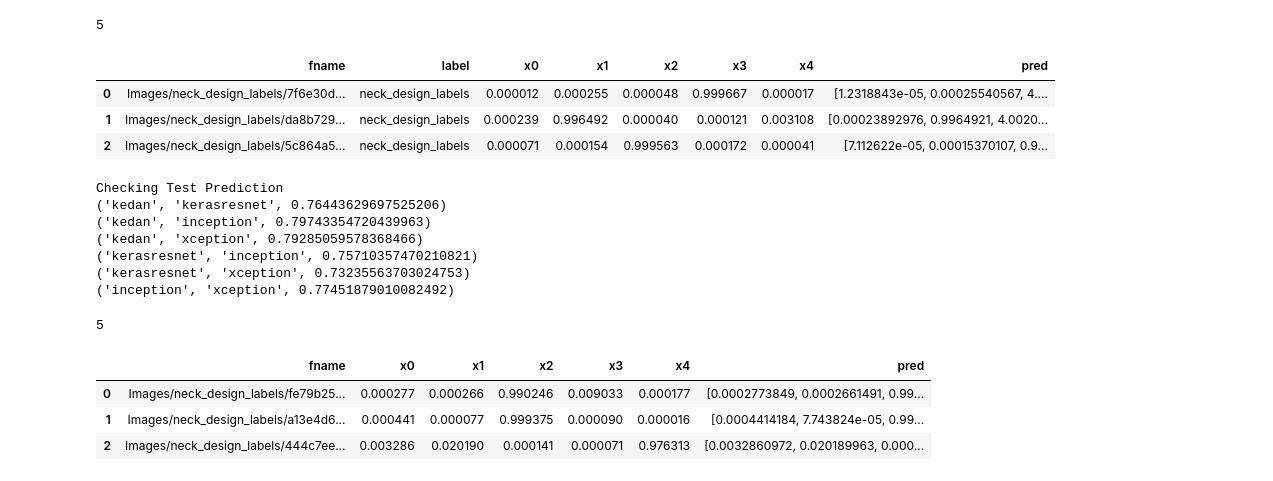
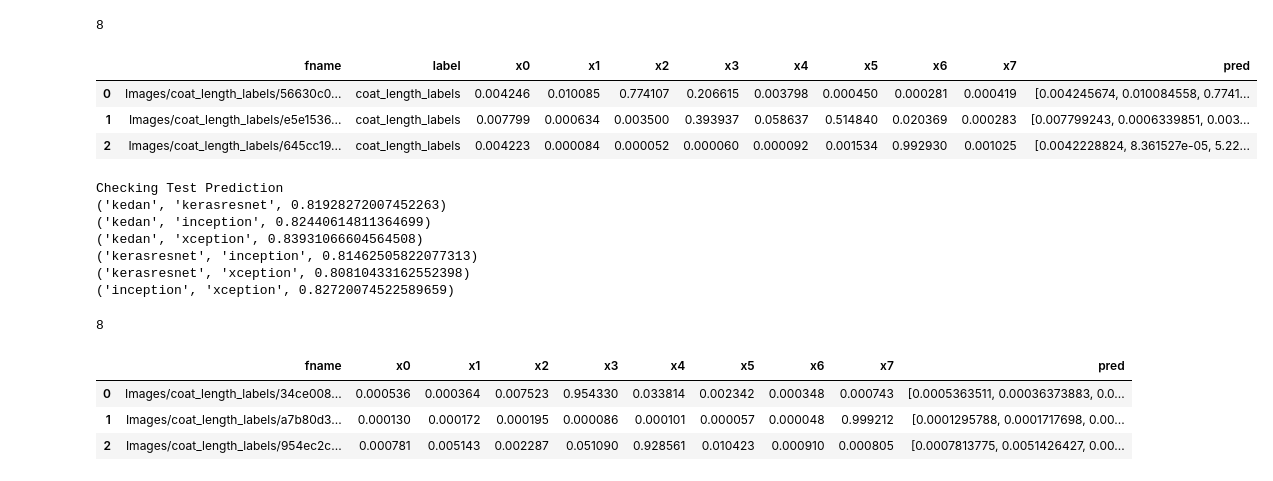
Before and after one commit to PKUGoodSpeed/FashionAiContest, a Jupyter notebook: ensemble/result_checker.ipynb, the cells around one changed output. Saved outputs shown, nothing was run; the diff lists cells and outputs as text; code cells hidden in the pictures.

```diff
--- a/ensemble/result_checker.ipynb
+++ b/ensemble/result_checker.ipynb
@@ -3,23 +3,23 @@ import numpy as np
 import pandas as pd
 from IPython.display import display
 # %%
-LABEL = 'neck_design_labels'
+LABEL = 'coat_length_labels'
 dfs = []
 names = ['kedan', 'kerasresnet', 'inception', 'xception']
 tmp = pd.read_pickle('../pkugoodspeed/output/kerasresnet/'+LABEL+'_test.pik')
 entry = len(tmp.pred.values[0])
 print entry
 entries = ['x'+str(i) for i in range(entry)]
-dfs.append(pd.read_csv('../runFinetuneImagenet/models/neck_design_labels/Xception-90/test_results_raw.csv',
+dfs.append(pd.read_csv('../runFinetuneImagenet/models/coat_length_labels/Xception-87.5/test_results_raw.csv',
                       names = ['fname', 'label'] + entries))
 dfs[0]['pred'] = list(dfs[0][entries].values)
 dfs[0].head(3)
 # %% [output]
-5
+8
-|  | fname | label | x0 | x1 | x2 | x3 | x4 | pred |
-| 0 | Images/neck_design_labels/7f6e30d... | neck_design_labels | 0.000012 | 0.000255 | 0.000048 | 0.999667 | 0.000017 | [1.2318843e-05, 0.00025540567, 4.... |
-| 1 | Images/neck_design_labels/da8b729... | neck_design_labels | 0.000239 | 0.996492 | 0.000040 | 0.000121 | 0.003108 | [0.00023892976, 0.9964921, 4.0020... |
-| 2 | Images/neck_design_labels/5c864a5... | neck_design_labels | 0.000071 | 0.000154 | 0.999563 | 0.000172 | 0.000041 | [7.112622e-05, 0.00015370107, 0.9... |
+|  | fname | label | x0 | x1 | x2 | x3 | x4 | x5 | x6 | x7 | pred |
+| 0 | Images/coat_length_labels/56630c0... | coat_length_labels | 0.004246 | 0.010085 | 0.774107 | 0.206615 | 0.003798 | 0.000450 | 0.000281 | 0.000419 | [0.004245674, 0.010084558, 0.7741... |
+| 1 | Images/coat_length_labels/e5e1536... | coat_length_labels | 0.007799 | 0.000634 | 0.003500 | 0.393937 | 0.058637 | 0.514840 | 0.020369 | 0.000283 | [0.007799243, 0.0006339851, 0.003... |
+| 2 | Images/coat_length_labels/645cc19... | coat_length_labels | 0.004223 | 0.000084 | 0.000052 | 0.000060 | 0.000092 | 0.001534 | 0.992930 | 0.001025 | [0.0042228824, 8.361527e-05, 5.22... |
 # %%
 for i in range(1, 4):
     dfs.append(pd.read_pickle('../pkugoodspeed/output/'+names[i]+'/'+LABEL+'_test.pik'))
@@ -33,12 +33,12 @@ for i in range(4):
         print(names[i], names[j], r)
 # %% [output]
 Checking Test Prediction
-('kedan', 'kerasresnet', 0.76443629697525206)
-('kedan', 'inception', 0.79743354720439963)
-('kedan', 'xception', 0.79285059578368466)
-('kerasresnet', 'inception', 0.75710357470210821)
-('kerasresnet', 'xception', 0.73235563703024753)
-('inception', 'xception', 0.77451879010082492)
+('kedan', 'kerasresnet', 0.81928272007452263)
+('kedan', 'inception', 0.82440614811364699)
+('kedan', 'xception', 0.83931066604564508)
+('kerasresnet', 'inception', 0.81462505822077313)
+('kerasresnet', 'xception', 0.80810433162552398)
+('inception', 'xception', 0.82720074522589659)
 # %%
 dfs = []
 names = ['kedan', 'kerasresnet', 'inception', 'xception']
@@ -46,16 +46,16 @@ tmp = pd.read_pickle('../pkugoodspeed/output/kerasresnet/'+LABEL+'_oof.pik')
 entry = len(tmp.pred.values[0])
 print entry
 entries = ['x'+str(i) for i in range(entry)]
-dfs.append(pd.read_csv('../runFinetuneImagenet/models/neck_design_labels/Xception-90/validation_results.csv',
+dfs.append(pd.read_csv('../runFinetuneImagenet/models/coat_length_labels/Xception-87.5/validation_results.csv',
                       names = ['fname'] + entries))
 dfs[0]['pred'] = list(dfs[0][entries].values)
 dfs[0].head(3)
 # %% [output]
-5
+8
-|  | fname | x0 | x1 | x2 | x3 | x4 | pred |
-| 0 | Images/neck_design_labels/fe79b25... | 0.000277 | 0.000266 | 0.990246 | 0.009033 | 0.000177 | [0.0002773849, 0.0002661491, 0.99... |
-| 1 | Images/neck_design_labels/a13e4d6... | 0.000441 | 0.000077 | 0.999375 | 0.000090 | 0.000016 | [0.0004414184, 7.743824e-05, 0.99... |
-| 2 | Images/neck_design_labels/444c7ee... | 0.003286 | 0.020190 | 0.000141 | 0.000071 | 0.976313 | [0.0032860972, 0.020189963, 0.000... |
+|  | fname | x0 | x1 | x2 | x3 | x4 | x5 | x6 | x7 | pred |
+| 0 | Images/coat_length_labels/34ce008... | 0.000536 | 0.000364 | 0.007523 | 0.954330 | 0.033814 | 0.002342 | 0.000348 | 0.000743 | [0.0005363511, 0.00036373883, 0.0... |
+| 1 | Images/coat_length_labels/a7b80d3... | 0.000130 | 0.000172 | 0.000195 | 0.000086 | 0.000101 | 0.000057 | 0.000048 | 0.999212 | [0.0001295788, 0.0001717698, 0.00... |
+| 2 | Images/coat_length_labels/954ec2c... | 0.000781 | 0.005143 | 0.002287 | 0.051090 | 0.928561 | 0.010423 | 0.000910 | 0.000805 | [0.0007813775, 0.0051426427, 0.00... |
 # %%
 for i in range(1, 4):
     dfs.append(pd.read_pickle('../pkugoodspeed/output/'+names[i]+'/'+LABEL+'_oof.pik'))
```
Also changed, not shown: parts of 1 cell of this notebook, 13 other files.
